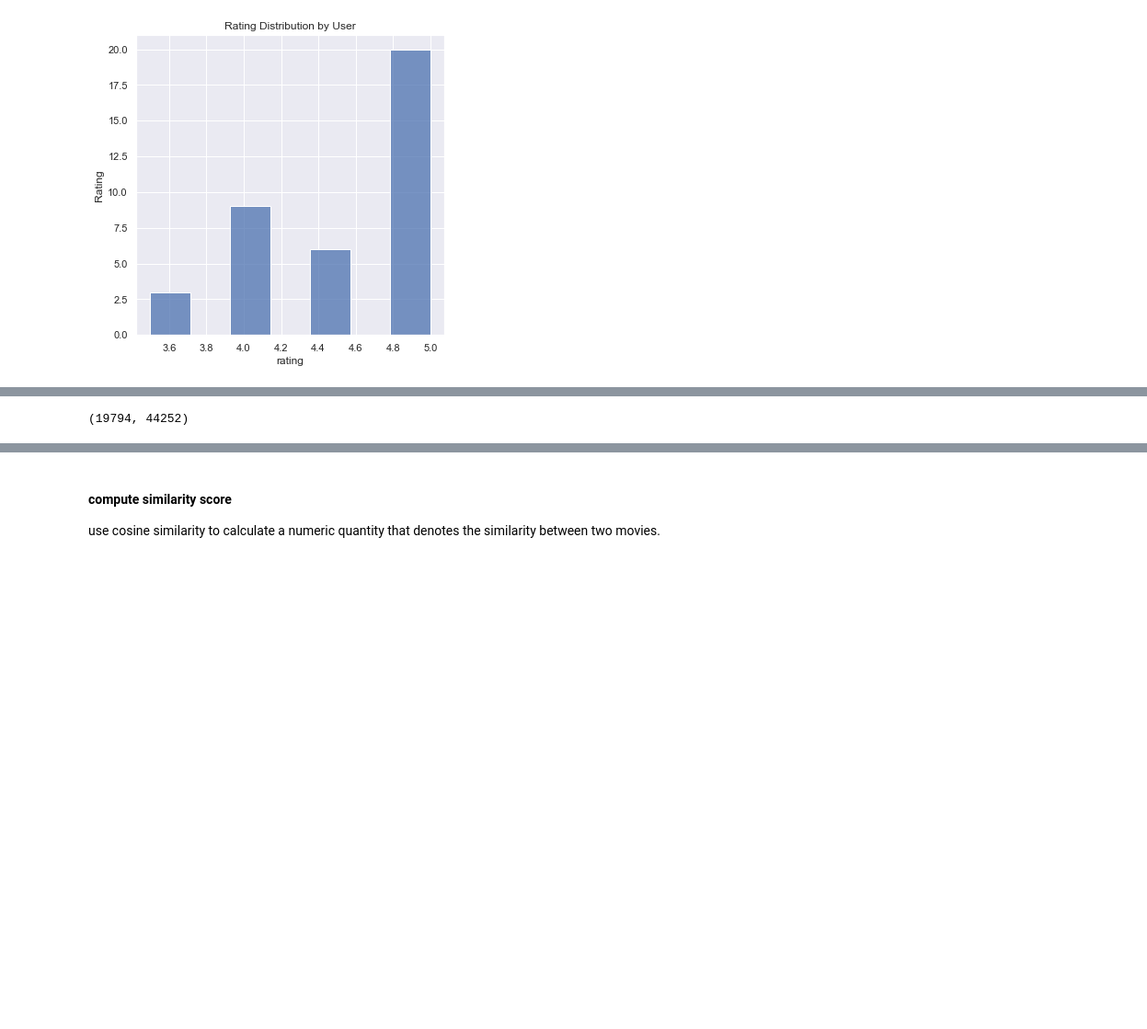
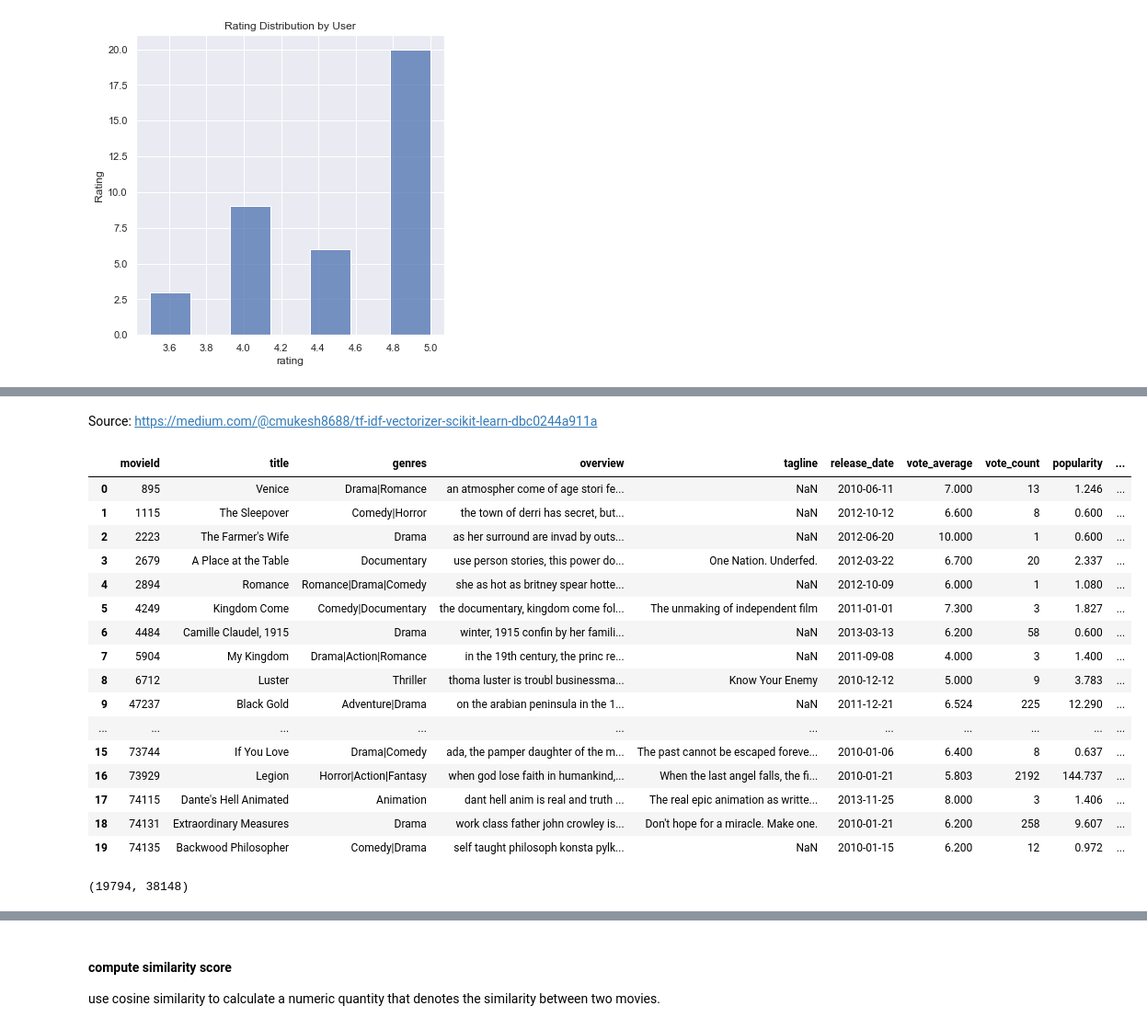
Before and after one commit to Luuzemp14/Cds1_Tinder-4-Movies, a Jupyter notebook: datawrangling.ipynb, the cells around one changed output, grey strips where cells are left out. Shown: that part at 92% size. Cells and saved outputs as stored; diff of their text form; code cells hidden in the pictures; blank space fills up the shorter version.

```diff
--- a/datawrangling.ipynb
+++ b/datawrangling.ipynb
@@ -78,8 +78,8 @@ df_movies2 = df_movies2[col_order]
 # %%
 # remove duplicate rows (there are some duplicate movies with different movieId's, thats why we use difference)
-df2 = df_movies2.drop_duplicates(subset=df_movies2.columns.difference(["movieId"]))
+df_movies = df_movies.drop_duplicates(subset=df_movies.columns.difference(["movieId"]))
 # %%
 # replace empty field with np.nan
-df2 = df2.replace("", np.nan)
+df_movies = df_movies.replace("", np.nan)
 # %%
 # print number of NA's in each column
@@ -302,14 +335,38 @@ user_rating(44)
-# %%
-#Import TfIdfVectorizer from scikit-learn
-from sklearn.feature_extraction.text import TfidfVectorizer
-
-#Define a TF-IDF Vectorizer Object. Remove all english stop words such as 'the', 'a'
-tfidf = TfidfVectorizer(stop_words='english')
-
-#Construct the required TF-IDF matrix by fitting and transforming the data
-tfidf_matrix = tfidf.fit_transform(df2['overview'])
-
-#Output the shape of tfidf_matrix
-tfidf_matrix.shape
-# %% [output]
-(19794, 44252)
+# %% [markdown]
+Source: https://medium.com/@cmukesh8688/tf-idf-vectorizer-scikit-learn-dbc0244a911a
+# %%
+df_movies_20 = df_movies.head(20).reset_index(drop=True)
+df_movies_20
+# %% [output]
+|  | movieId | title | genres | overview | tagline | release_date | vote_average | vote_count | popularity | ... |
+| 0 | 895 | Venice | Drama|Romance | an atmospher come of age stori fe... | NaN | 2010-06-11 | 7.000 | 13 | 1.246 | ... |
+| 1 | 1115 | The Sleepover | Comedy|Horror | the town of derri has secret, but... | NaN | 2012-10-12 | 6.600 | 8 | 0.600 | ... |
+| 2 | 2223 | The Farmer's Wife | Drama | as her surround are invad by outs... | NaN | 2012-06-20 | 10.000 | 1 | 0.600 | ... |
+| 3 | 2679 | A Place at the Table | Documentary | use person stories, this power do... | One Nation. Underfed. | 2012-03-22 | 6.700 | 20 | 2.337 | ... |
+| 4 | 2894 | Romance | Romance|Drama|Comedy | she as hot as britney spear hotte... | NaN | 2012-10-09 | 6.000 | 1 | 1.080 | ... |
+| 5 | 4249 | Kingdom Come | Comedy|Documentary | the documentary, kingdom come fol... | The unmaking of independent film | 2011-01-01 | 7.300 | 3 | 1.827 | ... |
+| 6 | 4484 | Camille Claudel, 1915 | Drama | winter, 1915 confin by her famili... | NaN | 2013-03-13 | 6.200 | 58 | 0.600 | ... |
+| 7 | 5904 | My Kingdom | Drama|Action|Romance | in the 19th century, the princ re... | NaN | 2011-09-08 | 4.000 | 3 | 1.400 | ... |
+| 8 | 6712 | Luster | Thriller | thoma luster is troubl businessma... | Know Your Enemy | 2010-12-12 | 5.000 | 9 | 3.783 | ... |
+| 9 | 47237 | Black Gold | Adventure|Drama | on the arabian peninsula in the 1... | NaN | 2011-12-21 | 6.524 | 225 | 12.290 | ... |
+| ... | ... | ... | ... | ... | ... | ... | ... | ... | ... | ... |
+| 15 | 73744 | If You Love | Drama|Comedy | ada, the pamper daughter of the m... | The past cannot be escaped foreve... | 2010-01-06 | 6.400 | 8 | 0.637 | ... |
+| 16 | 73929 | Legion | Horror|Action|Fantasy | when god lose faith in humankind,... | When the last angel falls, the fi... | 2010-01-21 | 5.803 | 2192 | 144.737 | ... |
+| 17 | 74115 | Dante's Hell Animated | Animation | dant hell anim is real and truth ... | The real epic animation as writte... | 2013-11-25 | 8.000 | 3 | 1.406 | ... |
+| 18 | 74131 | Extraordinary Measures | Drama | work class father john crowley is... | Don't hope for a miracle. Make one. | 2010-01-21 | 6.200 | 258 | 9.607 | ... |
+| 19 | 74135 | Backwood Philosopher | Comedy|Drama | self taught philosoph konsta pylk... | NaN | 2010-01-15 | 6.200 | 12 | 0.972 | ... |
+# %%
+from sklearn.feature_extraction.text import TfidfVectorizer
+
+#Define a TF-IDF Vectorizer Object. Remove all english stop words such as 'the', 'a'
+tfidf = TfidfVectorizer(stop_words='english')
+
+#Construct the required TF-IDF matrix by fitting and transforming the data
+tfidf_matrix = tfidf.fit_transform(df_movies['overview'])
+
+#Output the shape of tfidf_matrix
+tfidf_matrix.shape
+
+# because of the pre-processing, 7000 words were removed (from 44k to 37k)
+# %% [output]
+(19794, 38148)
```
Also changed, not shown: parts of 32 cells of this notebook.
